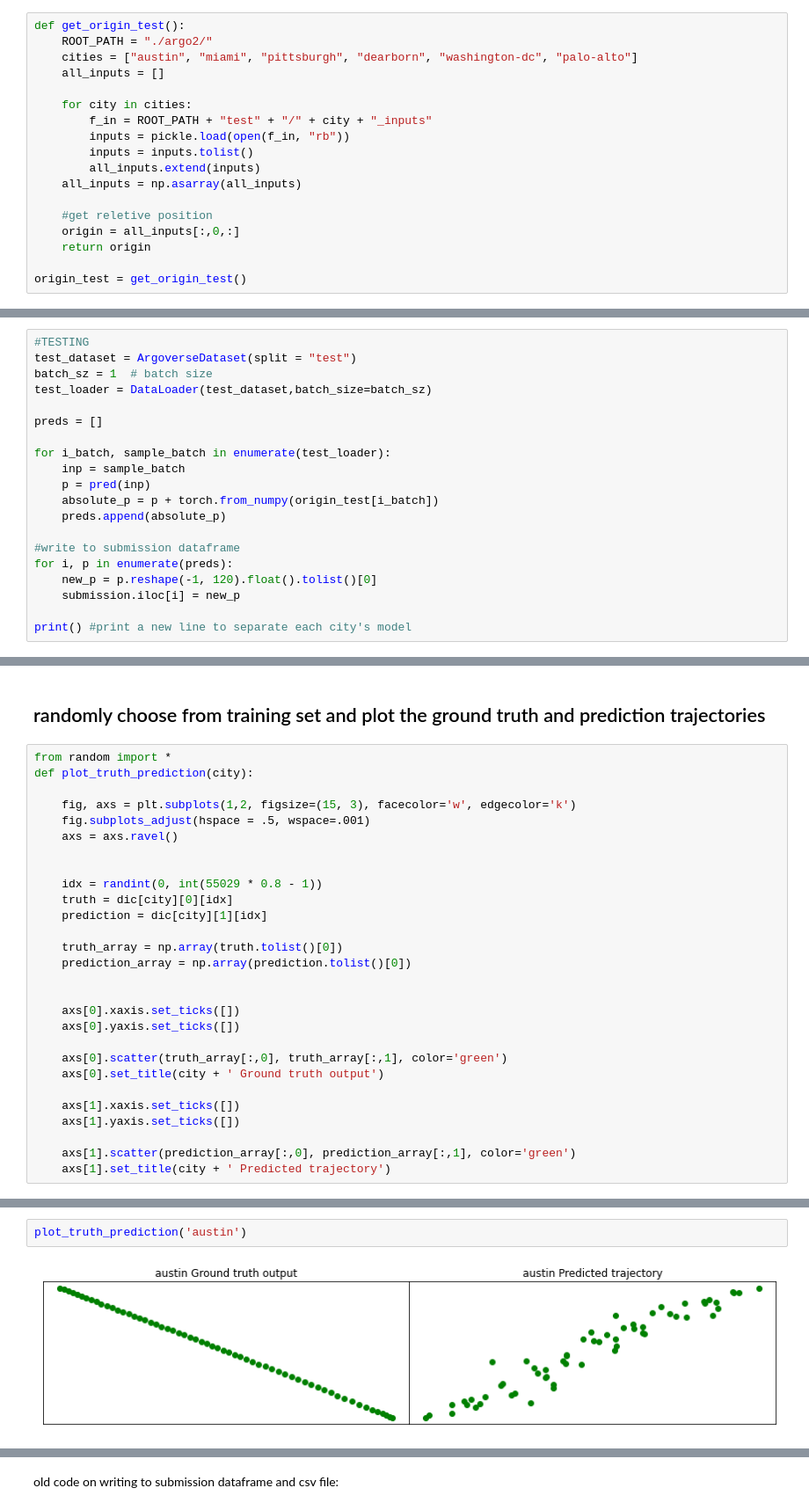
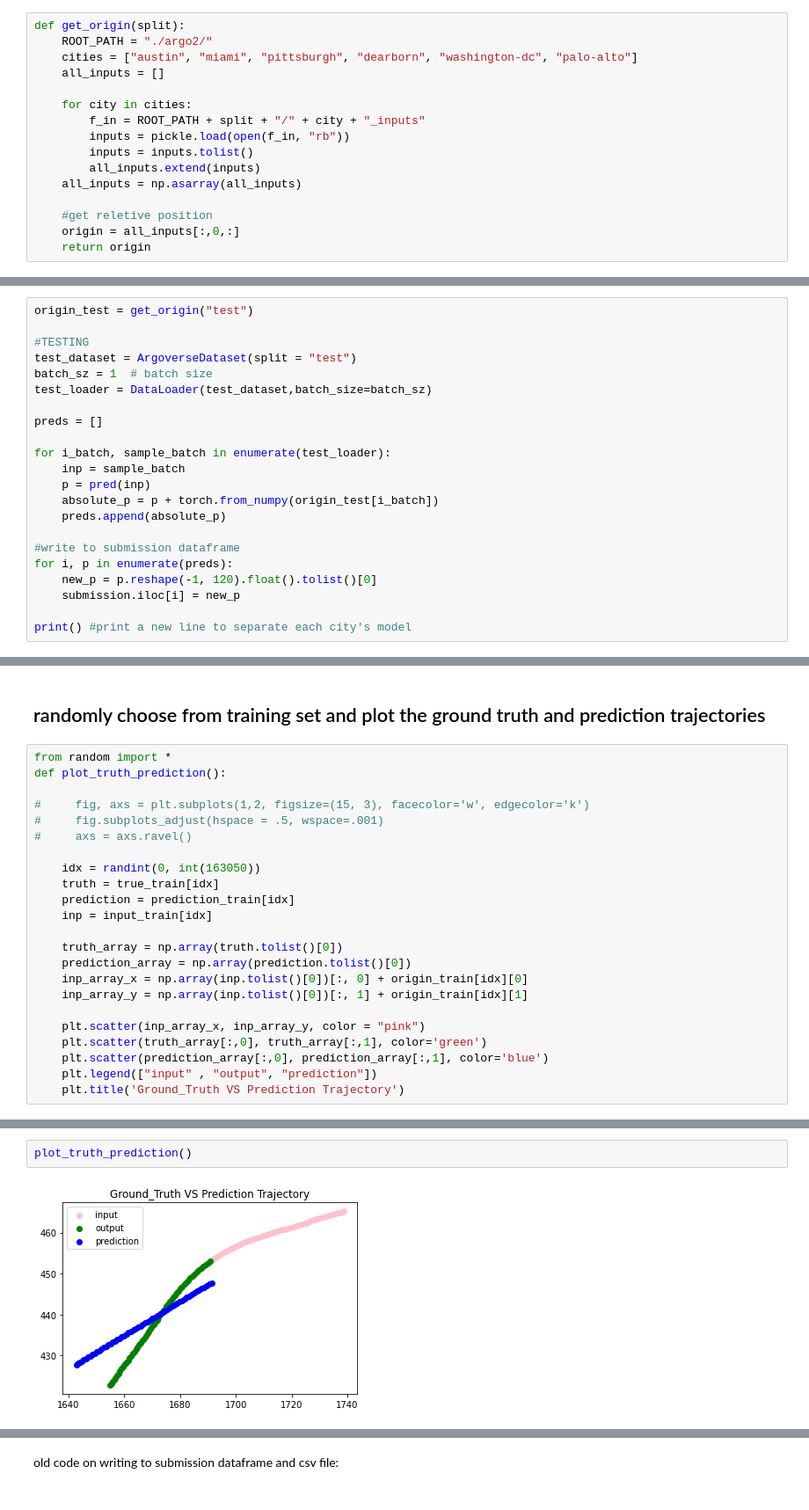
Before and after one commit to zaxiang/Autonomous-vehicle-motion-forecasting, a Jupyter notebook: Load_Argo2_Public.ipynb, the cells around one changed output, grey strips where cells are left out. Shown at 88% size. Cells and saved outputs as stored; diff of their text form.

```diff
--- a/Load_Argo2_Public.ipynb
+++ b/Load_Argo2_Public.ipynb
@@ -384,11 +323,11 @@ epoch 2 training loss: 188.77999643154794
 # %%
-def get_origin_test():
+def get_origin(split):
     ROOT_PATH = "./argo2/"
     cities = ["austin", "miami", "pittsburgh", "dearborn", "washington-dc", "palo-alto"]
     all_inputs = []
 
     for city in cities:
-        f_in = ROOT_PATH + "test" + "/" + city + "_inputs"
+        f_in = ROOT_PATH + split + "/" + city + "_inputs"
         inputs = pickle.load(open(f_in, "rb"))
         inputs = inputs.tolist()
         all_inputs.extend(inputs)
@@ -397,5 +336,3 @@ def get_origin_test():
     #get reletive position
     origin = all_inputs[:,0,:]
     return origin
-
-origin_test = get_origin_test()
@@ -402,4 +362,6 @@ origin_test = get_origin_test()
 # %%
+origin_test = get_origin("test")
+
 #TESTING
 test_dataset = ArgoverseDataset(split = "test")
 batch_sz = 1  # batch size
@@ -575,29 +408,24 @@ May 28
 ## randomly choose from training set and plot the ground truth and prediction trajectories
 # %%
 from random import *
-def plot_truth_prediction(city):
+def plot_truth_prediction():
 
-    fig, axs = plt.subplots(1,2, figsize=(15, 3), facecolor='w', edgecolor='k')
-    fig.subplots_adjust(hspace = .5, wspace=.001)
-    axs = axs.ravel()
+#     fig, axs = plt.subplots(1,2, figsize=(15, 3), facecolor='w', edgecolor='k')
+#     fig.subplots_adjust(hspace = .5, wspace=.001)
+#     axs = axs.ravel()
 
-
-    idx = randint(0, int(55029 * 0.8 - 1))
-    truth = dic[city][0][idx]
-    prediction = dic[city][1][idx]
+    idx = randint(0, int(163050))
+    truth = true_train[idx]
+    prediction = prediction_train[idx]
+    inp = input_train[idx]
 
     truth_array = np.array(truth.tolist()[0])
     prediction_array = np.array(prediction.tolist()[0])
+    inp_array_x = np.array(inp.tolist()[0])[:, 0] + origin_train[idx][0]
+    inp_array_y = np.array(inp.tolist()[0])[:, 1] + origin_train[idx][1]
 
-
-    axs[0].xaxis.set_ticks([])
-    axs[0].yaxis.set_ticks([])
-
-    axs[0].scatter(truth_array[:,0], truth_array[:,1], color='green')
-    axs[0].set_title(city + ' Ground truth output')
-
-    axs[1].xaxis.set_ticks([])
-    axs[1].yaxis.set_ticks([])
-
-    axs[1].scatter(prediction_array[:,0], prediction_array[:,1], color='green')
-    axs[1].set_title(city + ' Predicted trajectory')
+    plt.scatter(inp_array_x, inp_array_y, color = "pink")
+    plt.scatter(truth_array[:,0], truth_array[:,1], color='green')
+    plt.scatter(prediction_array[:,0], prediction_array[:,1], color='blue')
+    plt.legend(["input" , "output", "prediction"])
+    plt.title('Ground_Truth VS Prediction Trajectory')
@@ -608,4 +432,4 @@ cities
 # %%
-plot_truth_prediction('austin')
+plot_truth_prediction()
 # %% [output]
-[figure, old version]
+[figure, new version]
```
Also changed, not shown: parts of 39 cells of this notebook, 4 other files.
